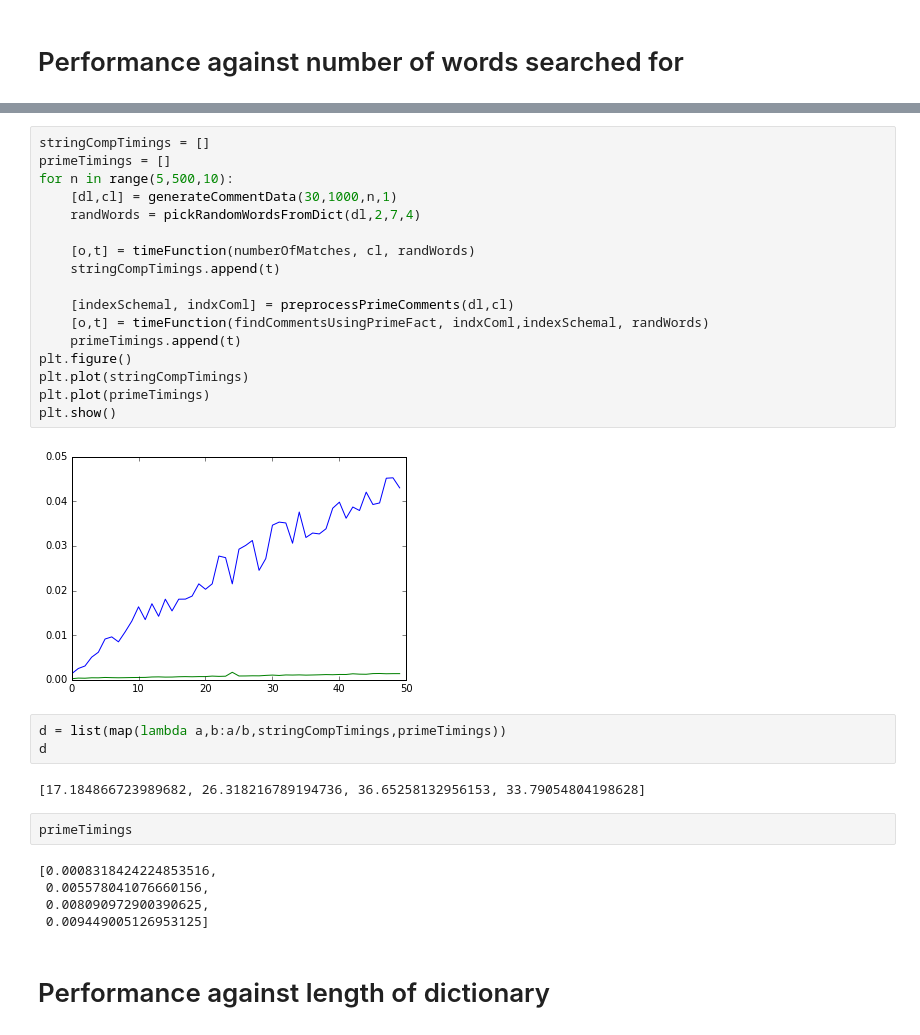
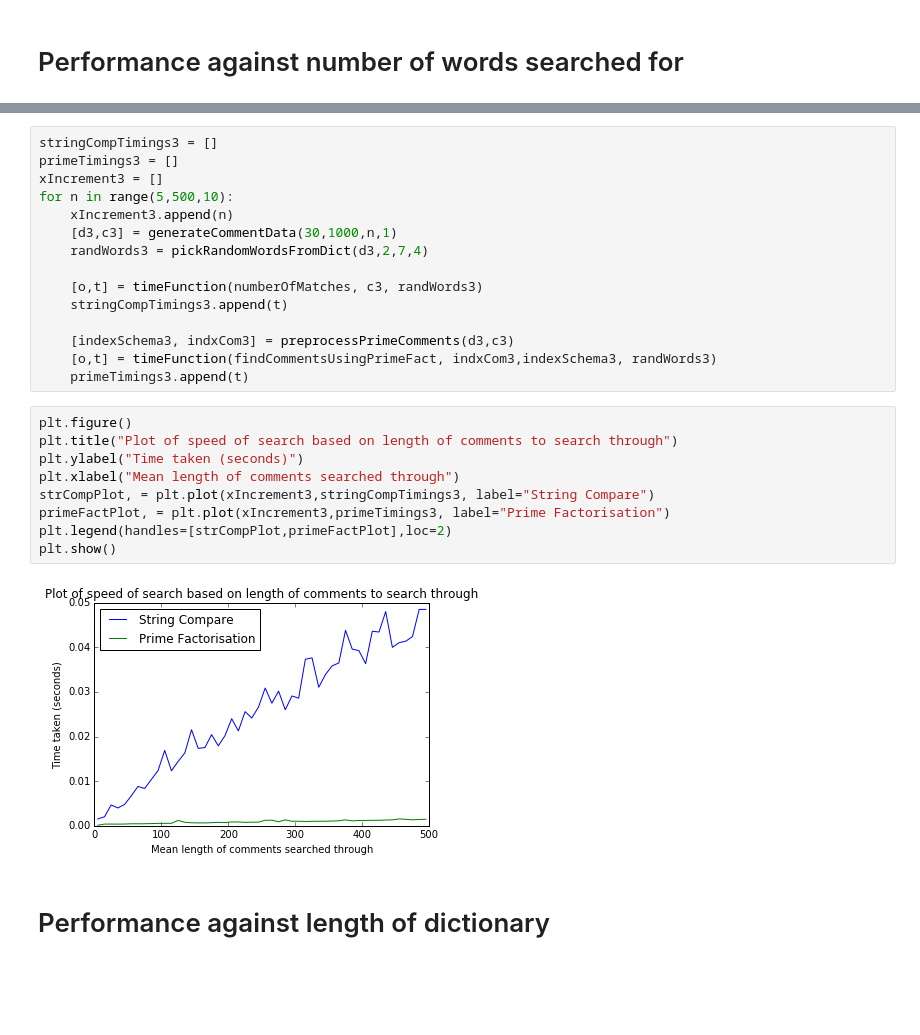
Before and after one commit to ZackAkil/Data-Science-Meetup-Predicting-Trolls, a Jupyter notebook: Text indexing by prime factorisation.ipynb, the cells around one changed output, grey strips where cells are left out. Cells and saved outputs as stored; diff of their text form; blank space fills up the shorter version.

```diff
--- a/Text indexing by prime factorisation.ipynb
+++ b/Text indexing by prime factorisation.ipynb
@@ -412,34 +421,29 @@ plt.show()
 # %%
-stringCompTimings = []
-primeTimings = []
+stringCompTimings3 = []
+primeTimings3 = []
+xIncrement3 = []
 for n in range(5,500,10):
-    [dl,cl] = generateCommentData(30,1000,n,1)
-    randWords = pickRandomWordsFromDict(dl,2,7,4)
+    xIncrement3.append(n)
+    [d3,c3] = generateCommentData(30,1000,n,1)
+    randWords3 = pickRandomWordsFromDict(d3,2,7,4)
 
-    [o,t] = timeFunction(numberOfMatches, cl, randWords)
-    stringCompTimings.append(t)
+    [o,t] = timeFunction(numberOfMatches, c3, randWords3)
+    stringCompTimings3.append(t)
 
-    [indexSchemal, indxComl] = preprocessPrimeComments(dl,cl)
-    [o,t] = timeFunction(findCommentsUsingPrimeFact, indxComl,indexSchemal, randWords)
-    primeTimings.append(t)
-plt.figure()
-plt.plot(stringCompTimings)
-plt.plot(primeTimings)
-plt.show()
+    [indexSchema3, indxCom3] = preprocessPrimeComments(d3,c3)
+    [o,t] = timeFunction(findCommentsUsingPrimeFact, indxCom3,indexSchema3, randWords3)
+    primeTimings3.append(t)
-# %% [output]
-[figure, removed]
-# %%
-d = list(map(lambda a,b:a/b,stringCompTimings,primeTimings))
-d
-# %% [output]
-[17.184866723989682, 26.318216789194736, 36.65258132956153, 33.79054804198628]
-# %%
-primeTimings
-# %% [output]
-[0.0008318424224853516,
- 0.005578041076660156,
- 0.008090972900390625,
- 0.009449005126953125]
+# %%
+plt.figure()
+plt.title("Plot of speed of search based on length of comments to search through")
+plt.ylabel("Time taken (seconds)")
+plt.xlabel("Mean length of comments searched through")
+strCompPlot, = plt.plot(xIncrement3,stringCompTimings3, label="String Compare")
+primeFactPlot, = plt.plot(xIncrement3,primeTimings3, label="Prime Factorisation")
+plt.legend(handles=[strCompPlot,primeFactPlot],loc=2)
+plt.show()
+# %% [output]
+[figure, added]
 # %% [markdown]
 # Performance against length of dictionary
 # %%
```
Also changed, not shown: parts of 10 cells of this notebook.
